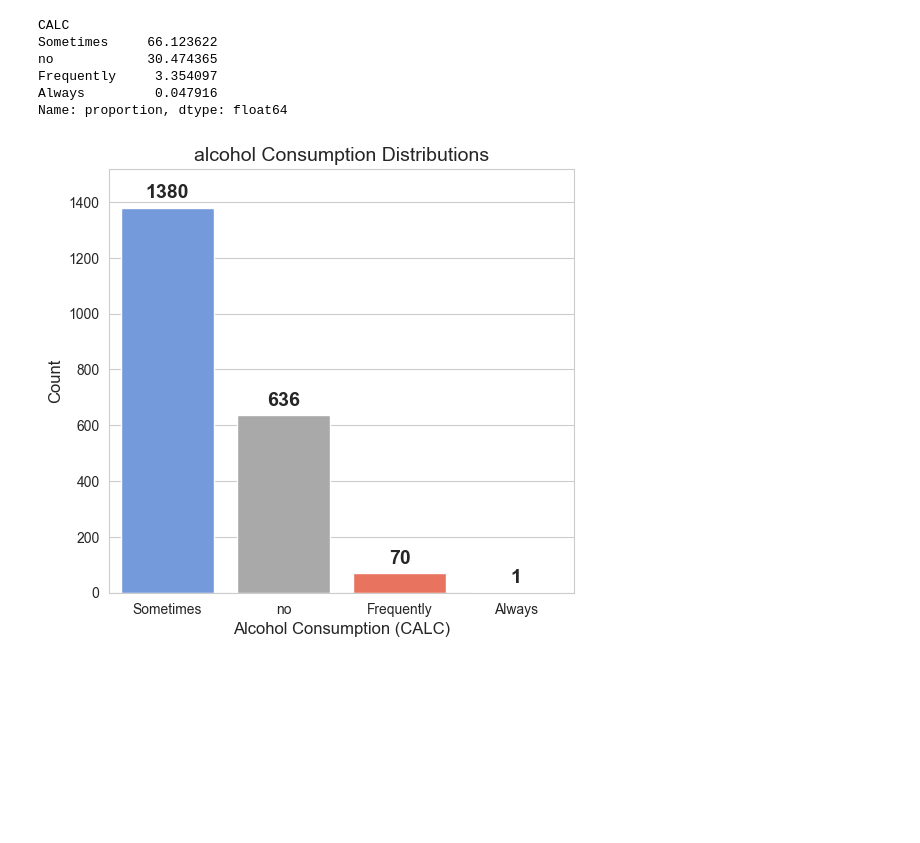
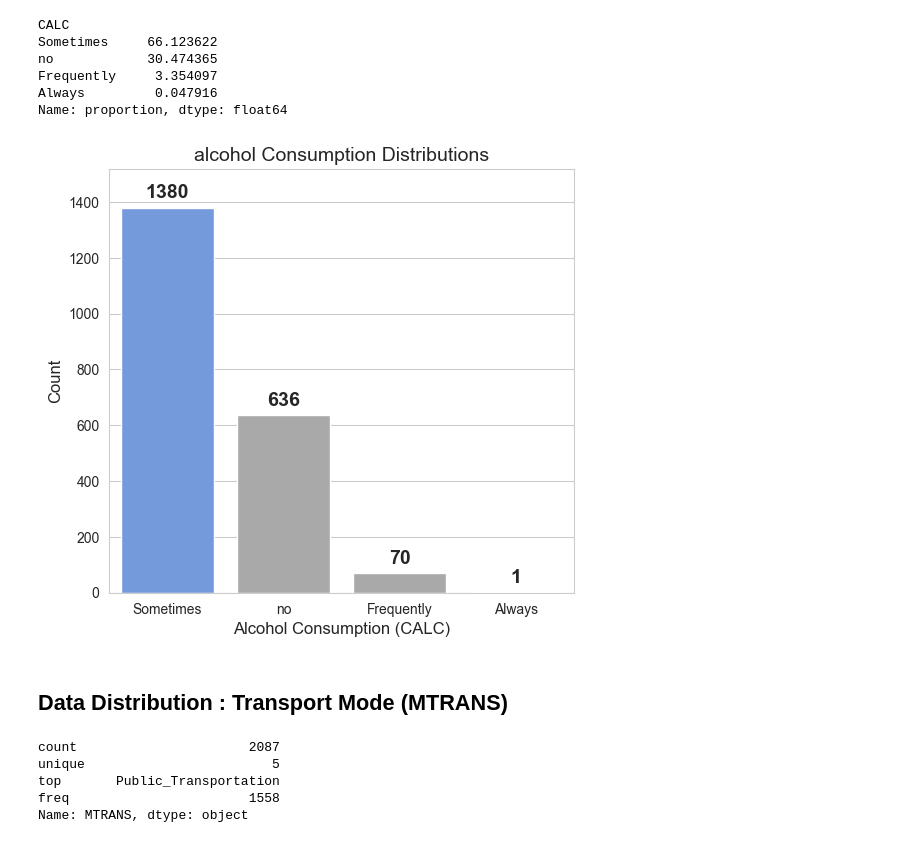
Before and after one commit to arsiimam/Obesity-Factors-Analysis, a Jupyter notebook: Notebooks/data_cleaning.ipynb, the cells around one changed output. Cells and saved outputs as stored; diff of their text form; code cells hidden in the pictures; blank space fills up the shorter version.

Commit message:
Update data_cleaning.ipynb: Add Data distribution for Transport Mode (MTRANS)

```diff
--- a/Notebooks/data_cleaning.ipynb
+++ b/Notebooks/data_cleaning.ipynb
@@ -984,27 +984,37 @@ Name: proportion, dtype: float64
 # %%
 # Define custom colors with enough colors for each category
  # Four distinct colors
-colors = ["#6495ED", "#A9A9A9", "#FF6347", "#32CD32"]
+colors = ["#6495ED", "#A9A9A9", "#A9A9A9", "#A9A9A9"]
 
 # Create bar plot with increased height
  # Increase height
 plt.figure(figsize=(6, 5.5))
 ax = sns.barplot(x=calc_counts.index, y=calc_counts.values, hue=calc_counts.index, palette=colors, legend=False)
 
 # Add value labels with better positioning
 for p in ax.patches:
     ax.annotate(f"{int(p.get_height())}",
                  # Move labels above bars
                 (p.get_x() + p.get_width() / 2, p.get_height() + 20),
                 ha='center', va='bottom', fontsize=14, fontweight='bold')
 
 # Labels and title
 plt.xlabel("Alcohol Consumption (CALC)", fontsize=12)
 plt.ylabel("Count", fontsize=12)
 plt.title("alcohol Consumption Distributions", fontsize=14)
 
 # Extend y-axis limit to give space for labels
 plt.ylim(0, calc_counts.max() * 1.1)
 plt.show()
 # %% [output]
-[figure, old version]
+[figure, new version]
+# %% [markdown]
+## **Data Distribution : Transport Mode (MTRANS)**
+# %%
+df['MTRANS'].describe()
+# %% [output]
+count                      2087
+unique                        5
+top       Public_Transportation
+freq                       1558
+Name: MTRANS, dtype: object
```
Also changed, not shown: parts of 4 cells of this notebook.
